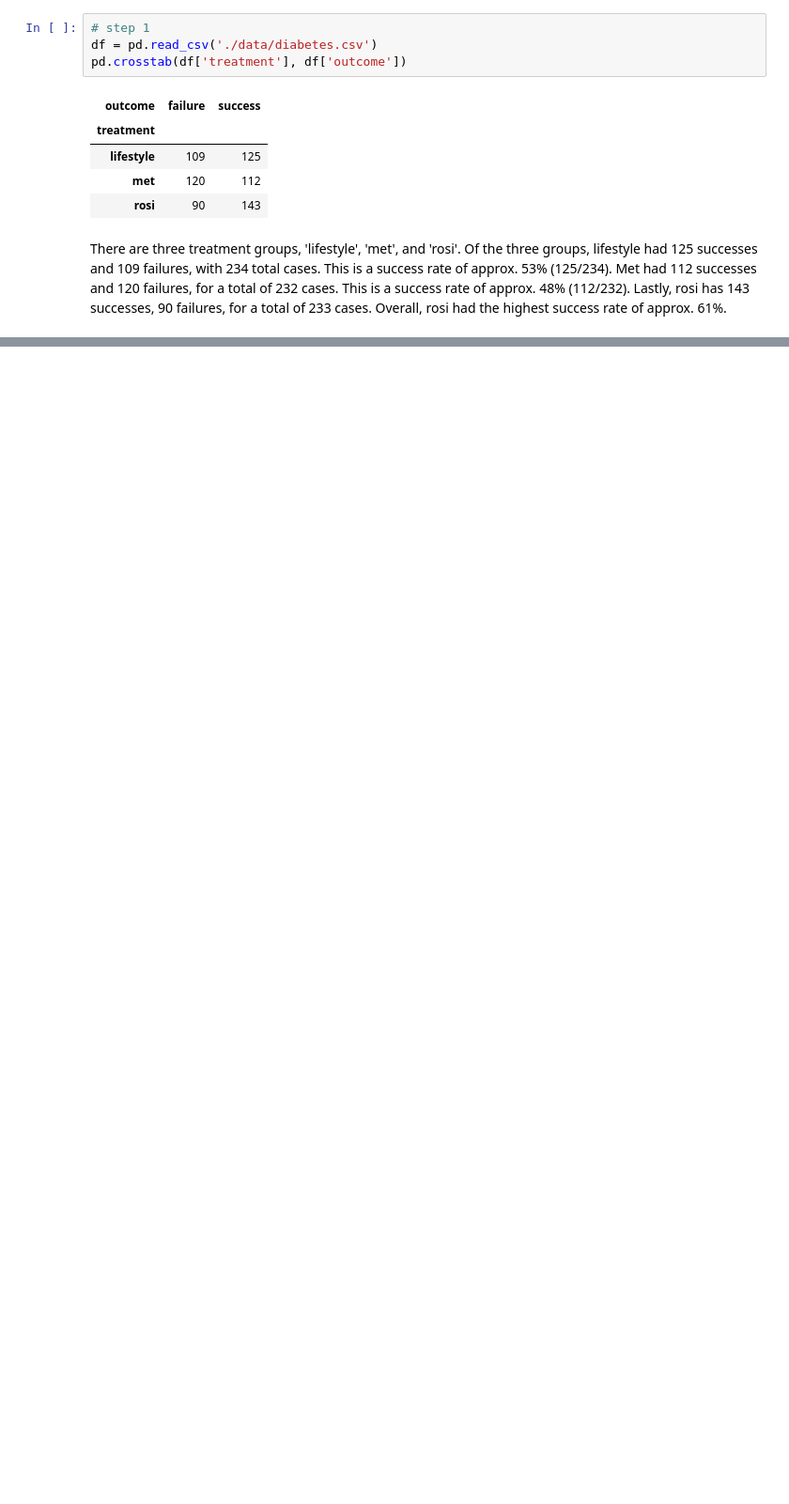
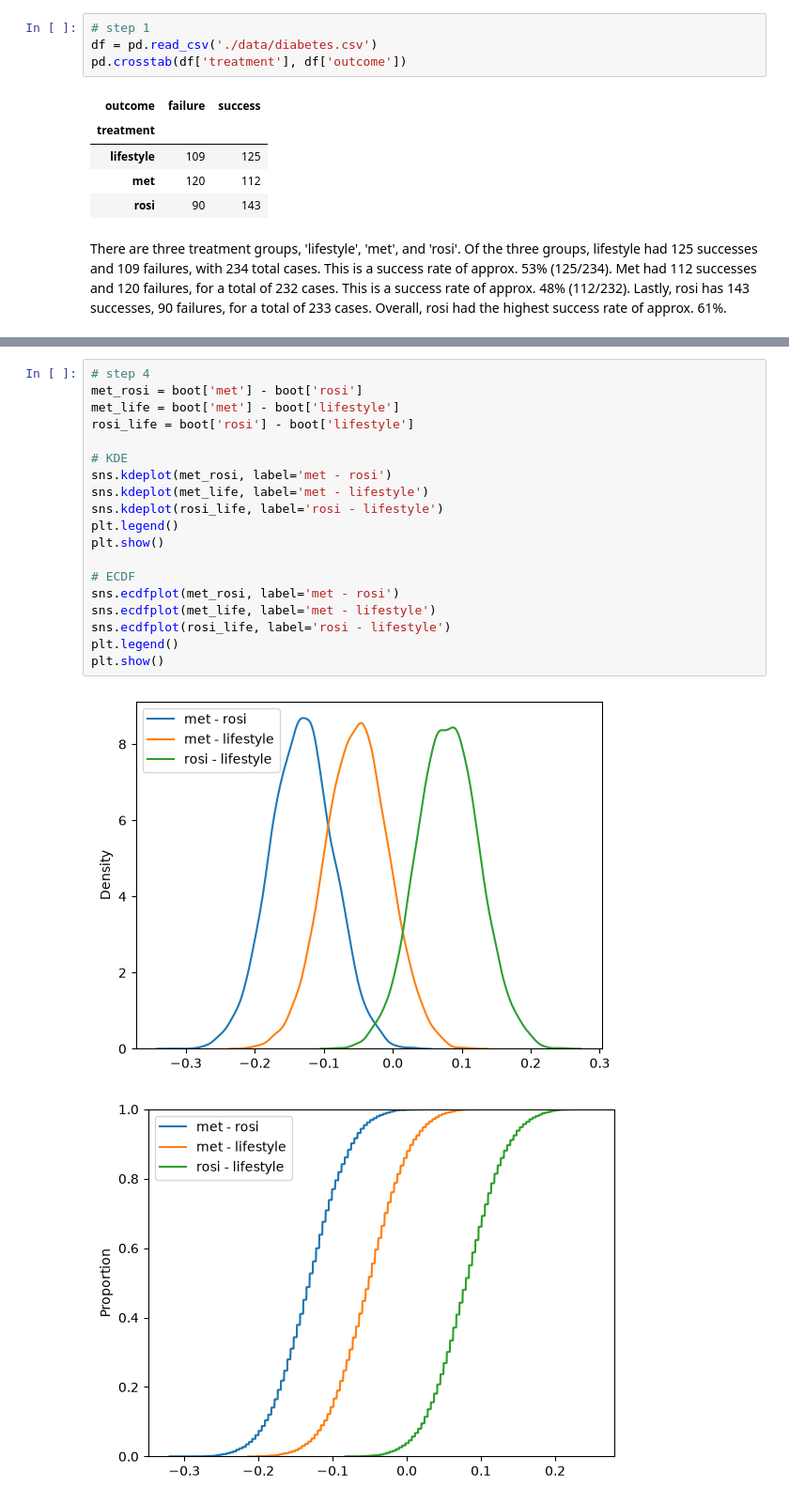
Before and after one commit to cejones8/UU_Labs, a Jupyter notebook: Lab 6/Thursday_lab/lab_06.ipynb, the cells around one changed output, grey strips where cells are left out. Shown at 94% size. Saved outputs shown, nothing was run; the diff lists cells and outputs as text; blank space fills up the shorter version.

```diff
--- a/Lab 6/Thursday_lab/lab_06.ipynb
+++ b/Lab 6/Thursday_lab/lab_06.ipynb
@@ -261,0 +278,22 @@ boot.describe()
+# %%
+# step 4
+met_rosi = boot['met'] - boot['rosi']
+met_life = boot['met'] - boot['lifestyle']
+rosi_life = boot['rosi'] - boot['lifestyle']
+
+# KDE
+sns.kdeplot(met_rosi, label='met - rosi')
+sns.kdeplot(met_life, label='met - lifestyle')
+sns.kdeplot(rosi_life, label='rosi - lifestyle')
+plt.legend()
+plt.show()
+
+# ECDF
+sns.ecdfplot(met_rosi, label='met - rosi')
+sns.ecdfplot(met_life, label='met - lifestyle')
+sns.ecdfplot(rosi_life, label='rosi - lifestyle')
+plt.legend()
+plt.show()
+# %% [output]
+[figure, added]
+[figure, added]
```
Also changed, not shown: parts of 11 cells of this notebook.
